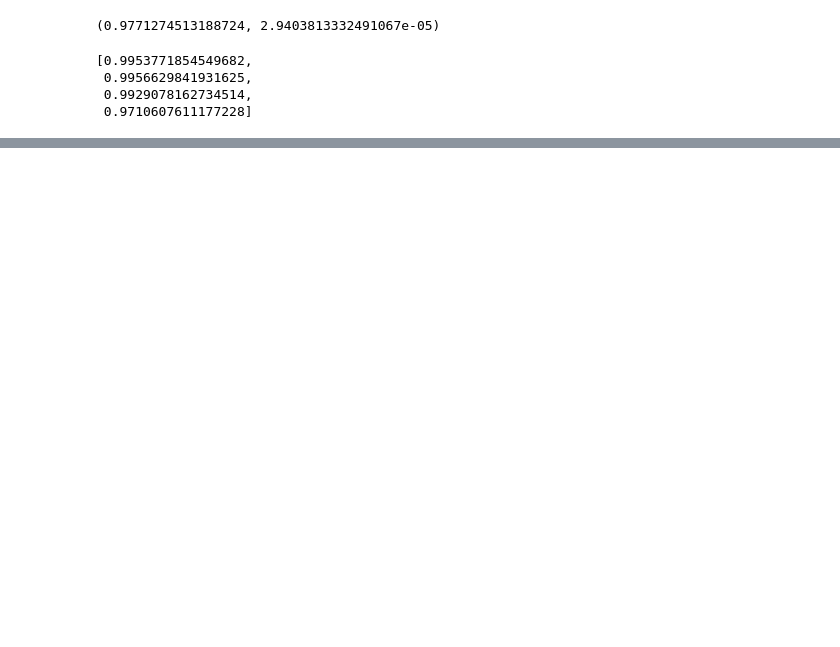
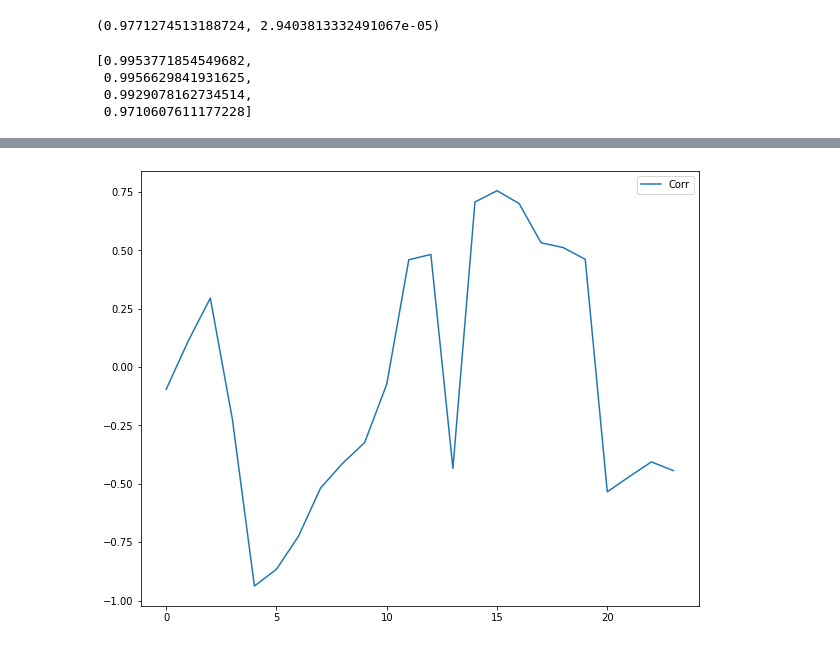
Before and after one commit to huddyyeo/LSE_practitioners_challenge, a Jupyter notebook: Code/data_environment_and_testing.ipynb, the cells around one changed output, grey strips where cells are left out. Cells and saved outputs as stored; diff of their text form; code cells hidden in the pictures; blank space fills up the shorter version.

```diff
--- a/Code/data_environment_and_testing.ipynb
+++ b/Code/data_environment_and_testing.ipynb
@@ -196,5 +209,5 @@ data_env.resample_download_all(frequency='M')
 # %%
 #consolidating our data, in this case with yield and inflation data
 df=pd.merge(data_env.data[1],data_env.data[2],on='Date',how='outer')
-#df=df.dropna()
-df
+df=df.dropna()
+df.head()
@@ -201,10 +221,12 @@ df
 # %%
-#plotting rolling correlations of 100 days or 20 weeks
-corr_data=roll_corr(df.loc[:,'Log-return_x'].values,df.loc[:,'Log-return_y'].values,10)
+#plotting rolling correlations of 6 months
+corr_data=roll_corr(df.loc[:,'Log-return_x'].values,df.loc[:,'Log-return_y'].values,6)
 plt.figure(figsize=[10,8])
 plt.plot(corr_data,label="Corr")
 plt.legend()
 plt.show()
+# %% [output]
+[figure, added]
 # %%
 #run rolling correlation windows, from length 4 to 20,(1 year is 200)
 #from the correlation data calculated, obtain first 4 central moments
```
Also changed, not shown: parts of 7 cells of this notebook, 1 other file.
